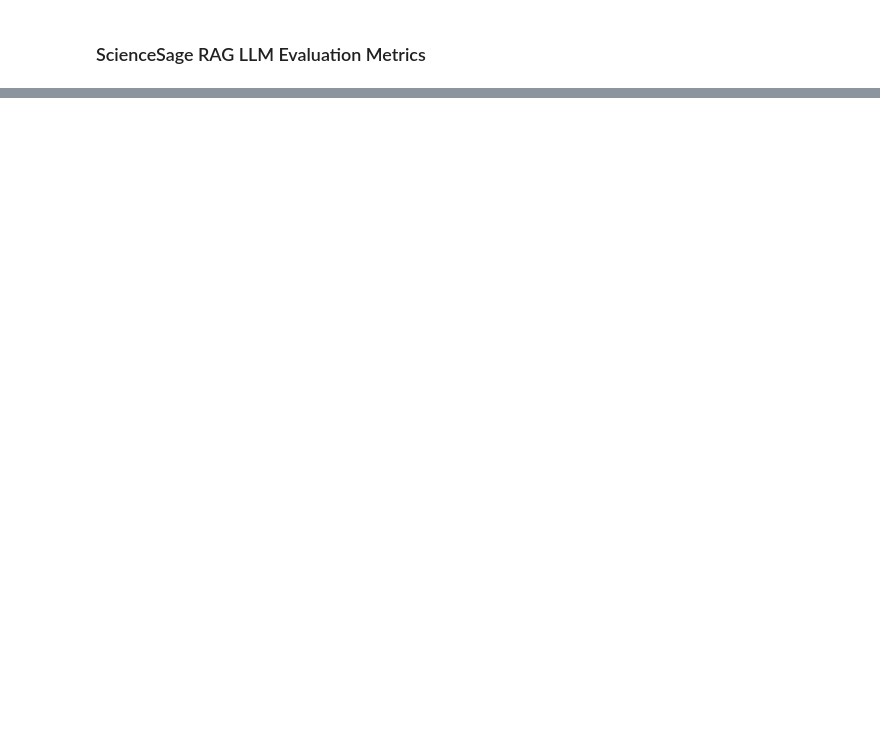
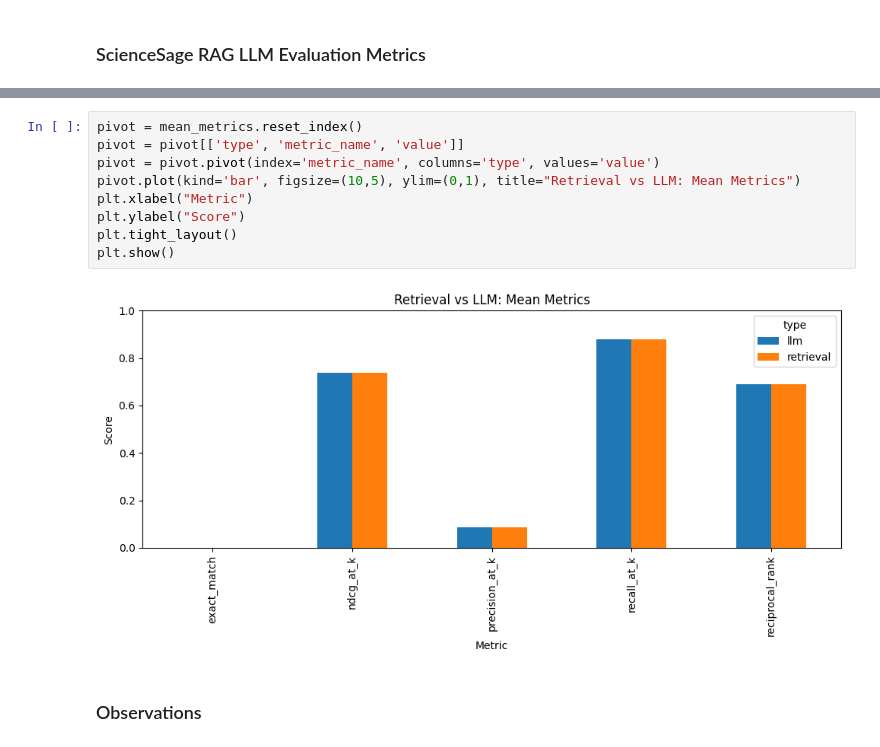
Before and after one commit to lkirch/ScienceSage, a Jupyter notebook: notebooks/sciencesage_rag_llm_evaluation.ipynb, the cells around one changed output, grey strips where cells are left out. Drawn from its saved outputs; the diff is of its cells as text; blank space fills up the shorter version.

```diff
--- a/notebooks/sciencesage_rag_llm_evaluation.ipynb
+++ b/notebooks/sciencesage_rag_llm_evaluation.ipynb
@@ -197,0 +82,13 @@ Query 1:
+# %%
+pivot = mean_metrics.reset_index()
+pivot = pivot[['type', 'metric_name', 'value']]
+pivot = pivot.pivot(index='metric_name', columns='type', values='value')
+pivot.plot(kind='bar', figsize=(10,5), ylim=(0,1), title="Retrieval vs LLM: Mean Metrics")
+plt.xlabel("Metric")
+plt.ylabel("Score")
+plt.tight_layout()
+plt.show()
+# %% [output]
+[figure, added]
+# %% [markdown]
+### Observations
```
Also changed, not shown: parts of 27 cells of this notebook.
